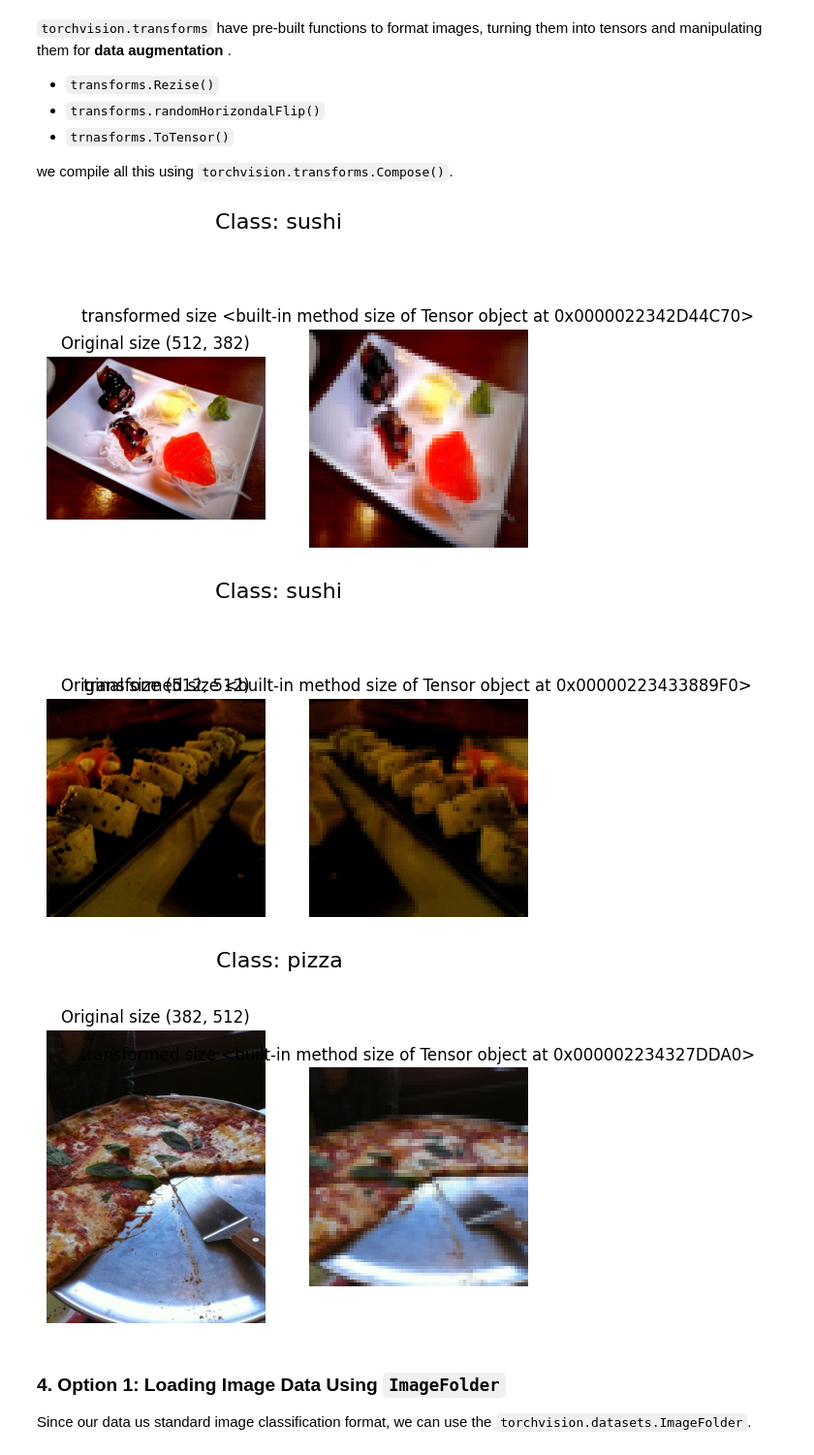
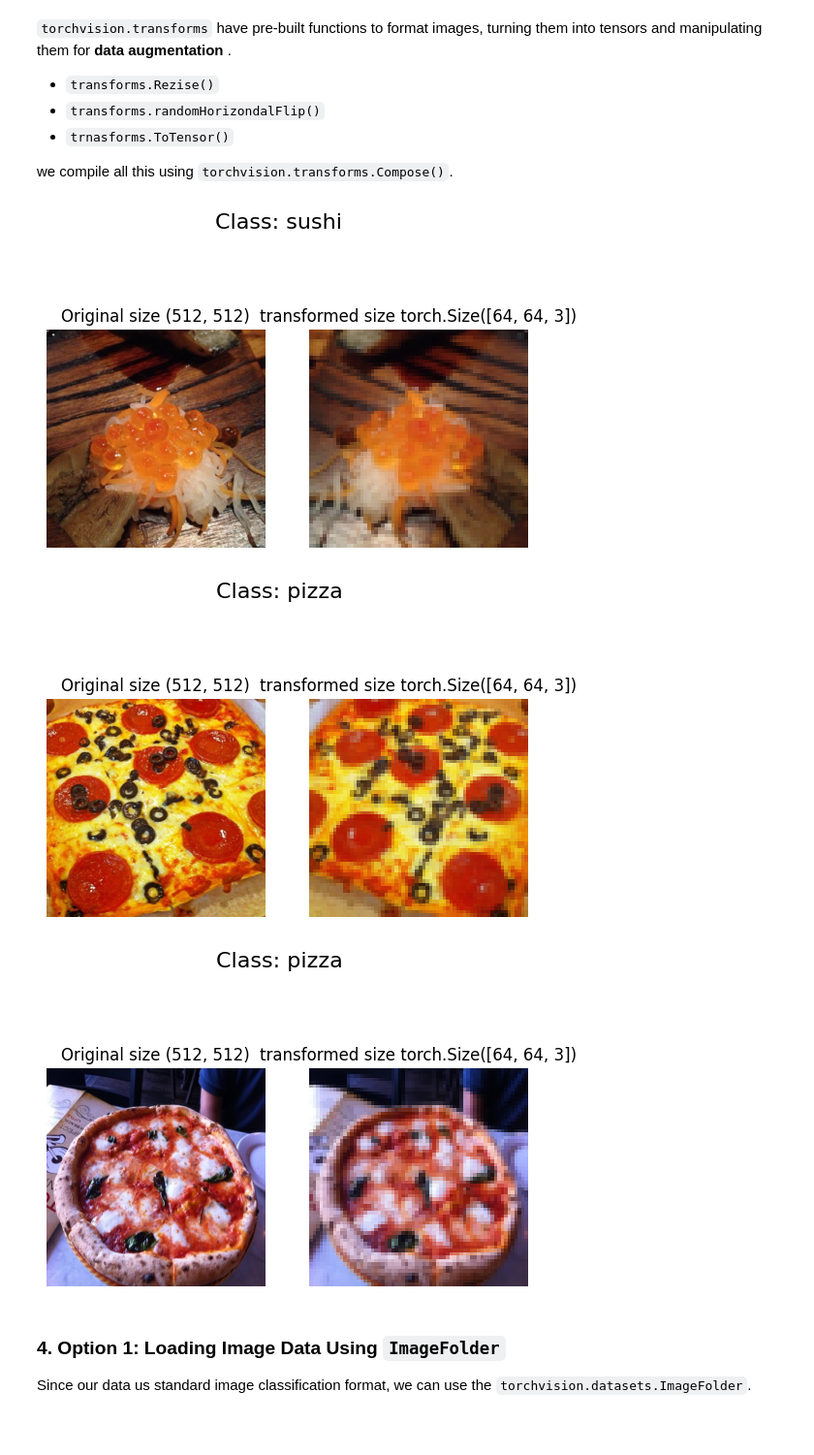
Before and after one commit to kailas711/ZTM-PyTorch, a Jupyter notebook: 04 . PyTorch Custom Datasets.ipynb, the cells around one changed output. Shown at 97% size. Drawn from its saved outputs; the diff is of its cells as text; code cells hidden in the pictures; blank space fills up the shorter version.

```diff
--- a/04 . PyTorch Custom Datasets.ipynb
+++ b/04 . PyTorch Custom Datasets.ipynb
@@ -183,41 +183,40 @@ data_transform = transforms.Compose([
 # %%
 def plot_transformed_images(image_paths: list, transform , n=3, seed = None):
     """
     Plot a series of random image from image_paths by taking
     a random image.
 
     Args:
         image_paths (list): List of image paths
-        transform (PyTorch transform): transformation pipeline
-        n (int): number of sample
+        transform (PyTorch transform): data transformation pipeline
+        n (int): number of samples
         seed (int, optional)
     """
 
     random.seed(seed)
     random_image_paths = random.sample(image_path_list, k=n)
     for image_path in random_image_paths:
         with Image.open(image_path) as f:
             fig, ax = plt.subplots(1,2)
             ax[0].imshow(f)
             ax[0].set_title(f"Original size {f.size}")
             ax[0].axis("off")
 
-            # transform applied
-            # Note: permute() will change shape of image , it shift axis
+            # transform applied Note: permute() will not change shape of image , it shift axis
             transformed_image = transform(f).permute(1,2,0)
             ax[1].imshow(transformed_image)
-            ax[1].set_title(f"transformed size {transformed_image.size}")
+            ax[1].set_title(f"transformed size {transformed_image.size()}")
             ax[1].axis("off")
 
             fig.suptitle(f"Class: {image_path.parent.stem}", fontsize=16)
 
 plot_transformed_images(image_path_list,
                         transform=data_transform,
                         n=3)
 # %% [output]
-[figure, old version]
+[figure, new version]
-[figure, old version]
+[figure, new version]
-[figure, old version]
+[figure, new version]
 # %% [markdown]
 ### 4. Option 1: Loading Image Data Using `ImageFolder`
 
```
